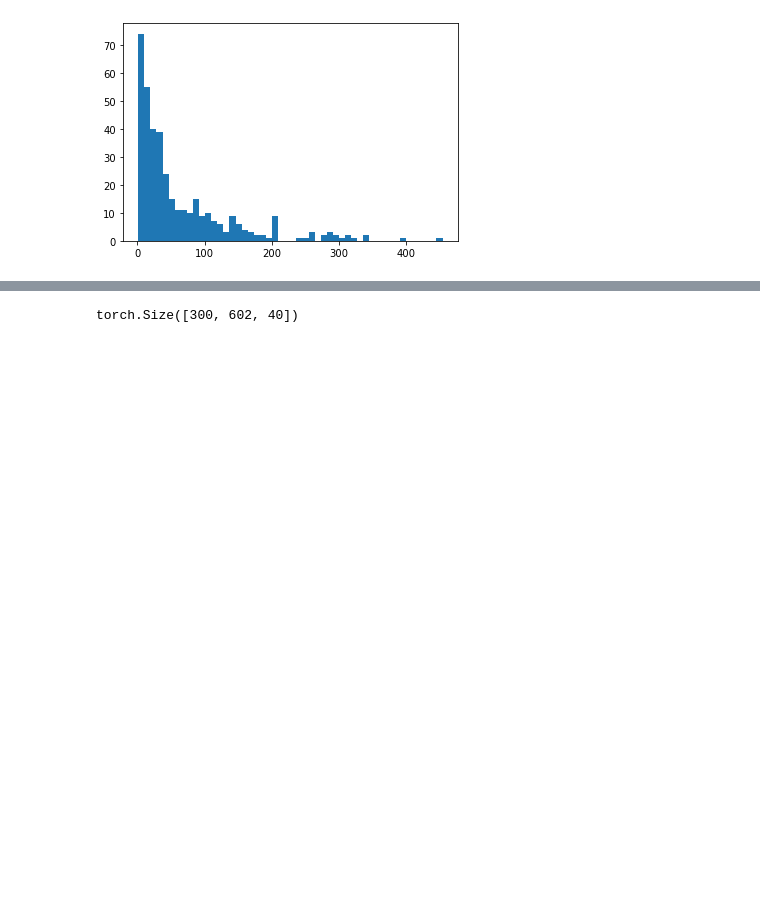
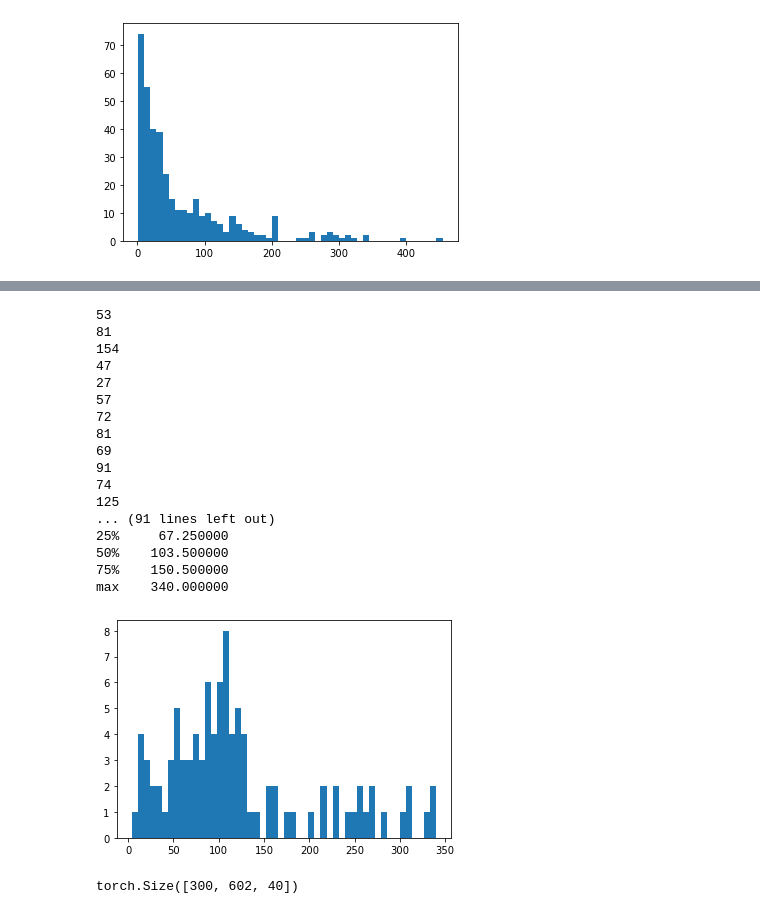
Before and after one commit to anishkanabar/lang-of-pol, a Jupyter notebook: vad/VAD_Analysis.ipynb, the cells around one changed output, grey strips where cells are left out. Cells and saved outputs as stored; diff of their text form; code cells hidden in the pictures; blank space fills up the shorter version.

```diff
--- a/vad/VAD_Analysis.ipynb
+++ b/vad/VAD_Analysis.ipynb
@@ -258,15 +381,15 @@ file = open(pkl_path,'rb')
 vad_dict = pickle.load(file)
 file.close()
 
+final_freq_list = []
+
 for idx,key in enumerate(vad_dict):
         print(idx)
-        if idx > 0:
-            break
         a = audio_file(key)
         a.get_slices(vad_dict)
-        x = a.get_split_mfcc()
+        a.get_split_mfcc()
         a.get_split_frames()
-        y = a.get_split_labels()
+        final_freq_list.append(a.get_split_labels())
 # %% [output]
 0
 (180600,)
@@ -274,3 +431,50 @@ for idx,key in enumerate(vad_dict):
+# %%
+freq_list = []
+for item in final_freq_list:
+    freq_list.append(np.concatenate(np.array(item),axis=0))
+# %%
+def get_all_frequencies(transcript_list, axis = 1):
+    final_freq_list = []
+    freq_list = []
+    for t in transcript_list:
+        comm_prev= 0
+        comm_end = 0
+        start_flag = 0
+        num_freqs = 0
+        for j in range(t.size):
+            if start_flag == 0 and t[j] == 1:
+                num_freqs = num_freqs+1
+                start_flag = 1
+
+            elif start_flag == 1 and t[j] == 0:
+                start_flag = 0
+        print(num_freqs)
+        freq_list.append(num_freqs)
+    df = pd.DataFrame(freq_list)
+    print(df.describe())
+    plt.hist(freq_list, bins = 50)
+    return freq_list
+# %%
+out = get_all_frequencies(freq_list)
+# %% [output]
+53
+81
+154
+47
+27
+57
+72
+81
+69
+91
+74
+125
+... (91 lines left out)
+25%     67.250000
+50%    103.500000
+75%    150.500000
+max    340.000000
+[figure, added]
 # %%
 #Load from whitelisted.csv
 datapath = '/project/graziul/data/whitelisted_vad_files.csv'
```
Also changed, not shown: parts of 15 cells of this notebook, 10 other files.
